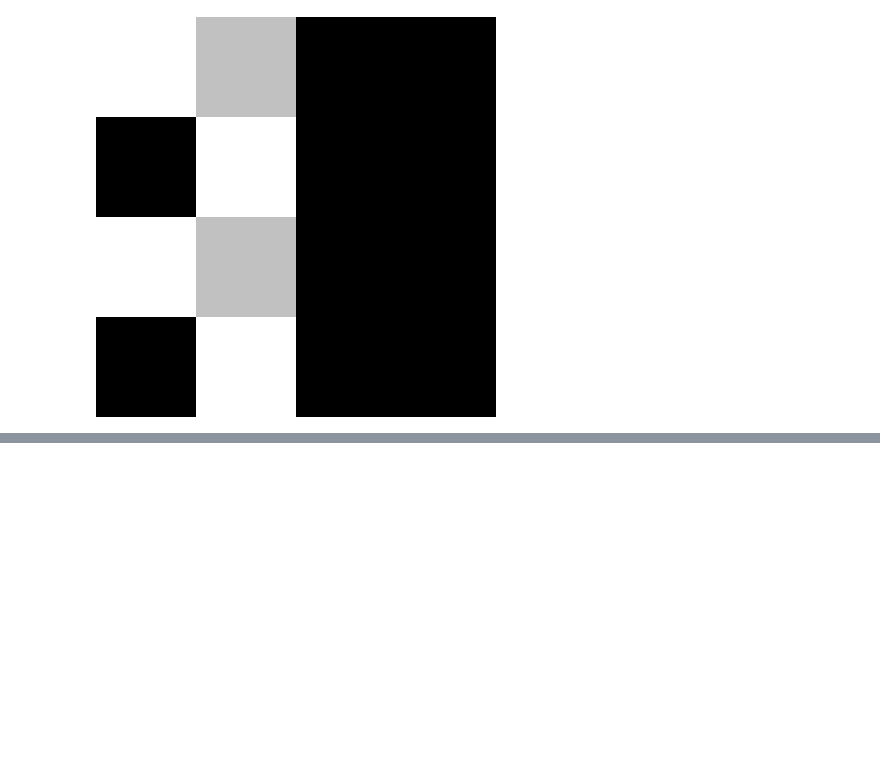
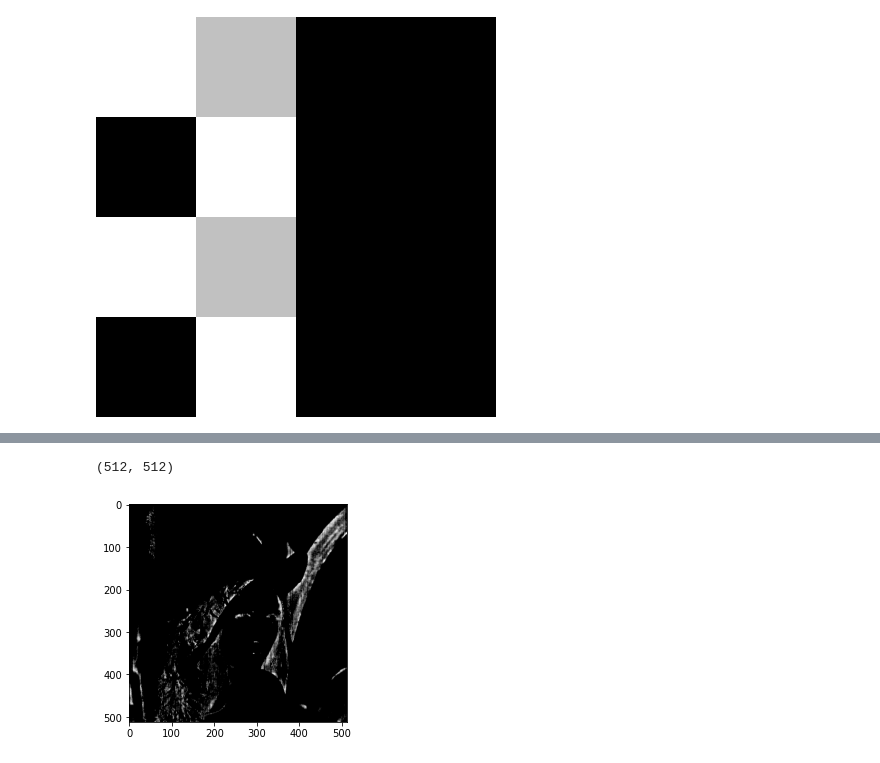
Before and after one commit to danyentezari/bn-ocr, a Jupyter notebook: BN_Image_DSP.ipynb, the cells around one changed output, grey strips where cells are left out. Cells and saved outputs as stored; diff of their text form; code cells hidden in the pictures; blank space fills up the shorter version.

```diff
--- a/BN_Image_DSP.ipynb
+++ b/BN_Image_DSP.ipynb
@@ -433,0 +514,33 @@ plt.show()
+# %%
+from sklearn.preprocessing import minmax_scale
+
+def relu(x):
+    return(np.maximum(0.9, x))
+
+
+t_v = np.array([
+    [-1,1,-1],
+    [-1,1,-1],
+    [-1,1,-1]
+])
+
+t_h = np.array([
+    [0,0,0],
+    [1,1,1],
+    [0,0,0]
+])
+
+lena_pic = lena()
+# lena_pic = lena_pic/255
+
+
+conv_lena = convolve(lena_pic, t_v)
+conv_lena = minmax_scale(conv_lena)
+conv_lena = relu(conv_lena)
+
+plt.imshow(conv_lena,cmap=plt.cm.gray)
+
+conv_lena.shape
+# %% [output]
+(512, 512)
+[figure, added]
```
Also changed, not shown: parts of 8 cells of this notebook.
